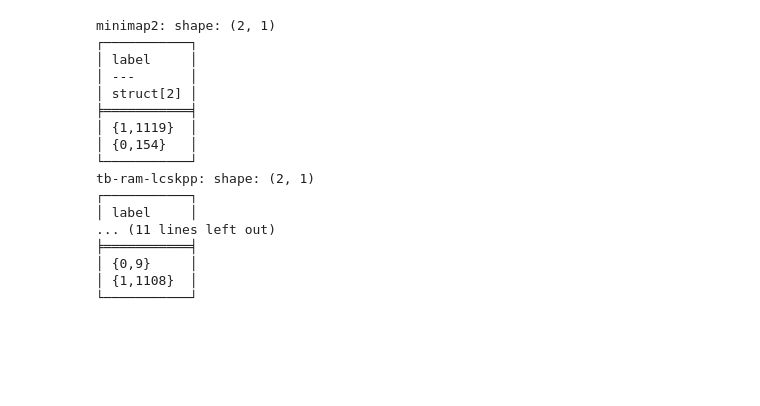
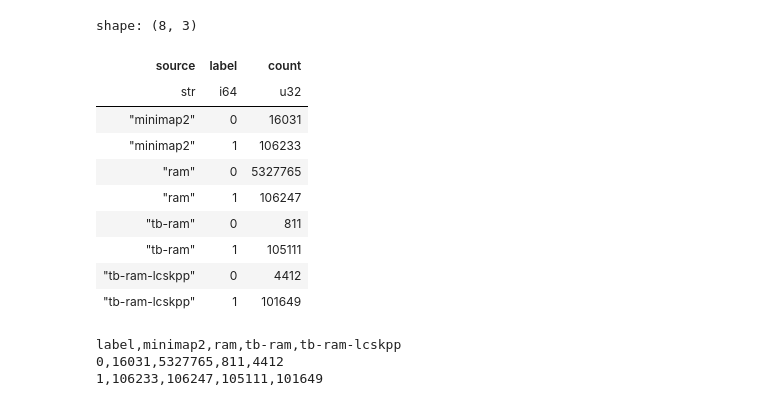
Before and after one commit to tbrekalo/tb-ram, a Jupyter notebook: scripts/notebooks/ram-eval.ipynb, the cells around one changed output. Drawn from its saved outputs; the diff is of its cells as text; code cells hidden in the pictures; blank space fills up the shorter version.

```diff
--- a/scripts/notebooks/ram-eval.ipynb
+++ b/scripts/notebooks/ram-eval.ipynb
@@ -69,24 +49 @@ df_ram = load_ref_df(RAM_REF_MAPPIGN, df_origins, MIN_RATIO)
-# %%
-print(f'minimap2: {df_minimap2.select(pl.col("label").value_counts())}')
-# print(f'ram: {df_ram.select(pl.col("label").value_counts())}')
-print(f'tb-ram-lcskpp: {df_tb_ram_lcskpp.select(pl.col("label").value_counts())}')
-print(f'tb-ram: {df_tb_ram.select(pl.col("label").value_counts())}')
-# %% [output]
-minimap2: shape: (2, 1)
-┌───────────┐
-│ label     │
-│ ---       │
-│ struct[2] │
-╞═══════════╡
-│ {1,1119}  │
-│ {0,154}   │
-└───────────┘
-tb-ram-lcskpp: shape: (2, 1)
-┌───────────┐
-│ label     │
-... (11 lines left out)
-╞═══════════╡
-│ {0,9}     │
-│ {1,1108}  │
-└───────────┘
 # %%
@@ -113,0 +61,23 @@ df_overlaps = pl.concat([
+# %%
+df_counts_long = (
+    df.group_by("source", "label").agg(pl.len().alias("count")).sort("source", "label")
+)
+df_counts_long
+# %% [output]
+shape: (8, 3)
+| source | label | count |
+| str | i64 | u32 |
+| "minimap2" | 0 | 16031 |
+| "minimap2" | 1 | 106233 |
+| "ram" | 0 | 5327765 |
+| "ram" | 1 | 106247 |
+| "tb-ram" | 0 | 811 |
+| "tb-ram" | 1 | 105111 |
+| "tb-ram-lcskpp" | 0 | 4412 |
+| "tb-ram-lcskpp" | 1 | 101649 |
+# %%
+print(df_counts_long.pivot(on="source", index="label", values="count").write_csv())
+# %% [output]
+label,minimap2,ram,tb-ram,tb-ram-lcskpp
+0,16031,5327765,811,4412
+1,106233,106247,105111,101649
```
Also changed, not shown: parts of 13 cells of this notebook.
